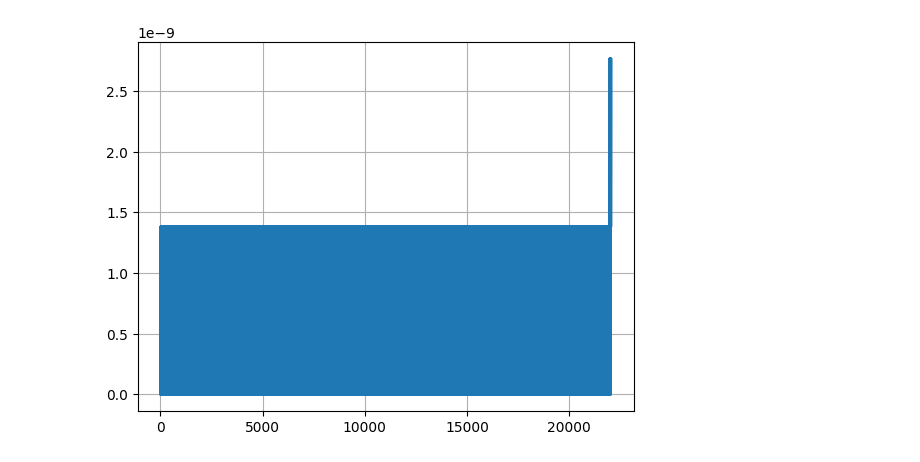
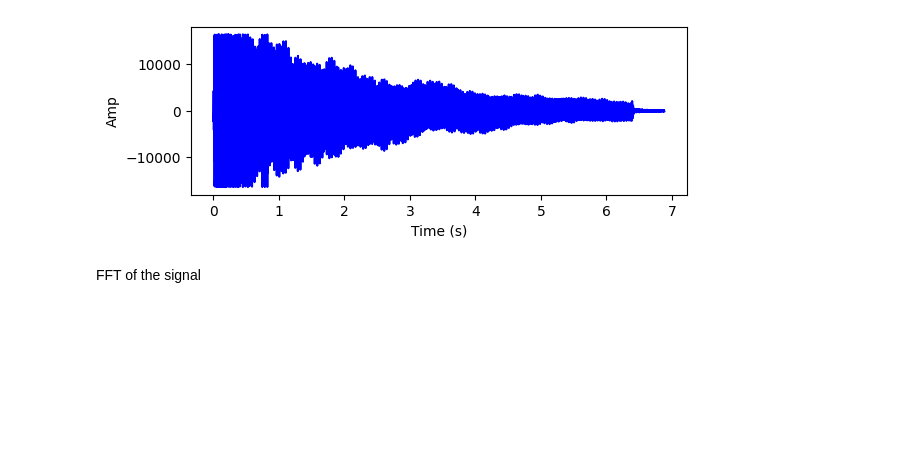
Before and after one commit to Sparisi01/pitchAnalyser, a Jupyter notebook: main.ipynb, the cells around one changed output. Drawn from its saved outputs; the diff is of its cells as text; code cells hidden in the pictures; blank space fills up the shorter version.

```diff
--- a/main.ipynb
+++ b/main.ipynb
@@ -19,8 +27,18 @@ fft_freq = fftfreq(N, dT)[: N // 2]
-# %%
-import matplotlib.pyplot as plt
-
-plt.plot(fft_freq, fft_amp)
-plt.grid()
-plt.show()
-# %% [output]
-[figure, removed]
+# %%
+seconds = 6.882  # Duration of recording
+a, signal = read("cminor7.wav")  # C Db Bb G con C la nota di frequenza minore
+signal = (signal[:, 0] + signal[:, 1]) / 2  # Convert audio to mono
+n_samples = signal.shape[0]
+dT = seconds / n_samples  # Sample spacing
+# %%
+# plot signal versus time
+t_array = np.linspace(0, seconds, n_samples)
+plt.subplot(2, 1, 1)
+plt.plot(t_array, signal, "b-")
+plt.ylabel("Amp")
+plt.xlabel("Time (s)")
+plt.show()
+# %% [output]
+[figure, added]
+# %% [markdown]
+FFT of the signal
```
Also changed, not shown: parts of 8 cells of this notebook, 3 other files.
